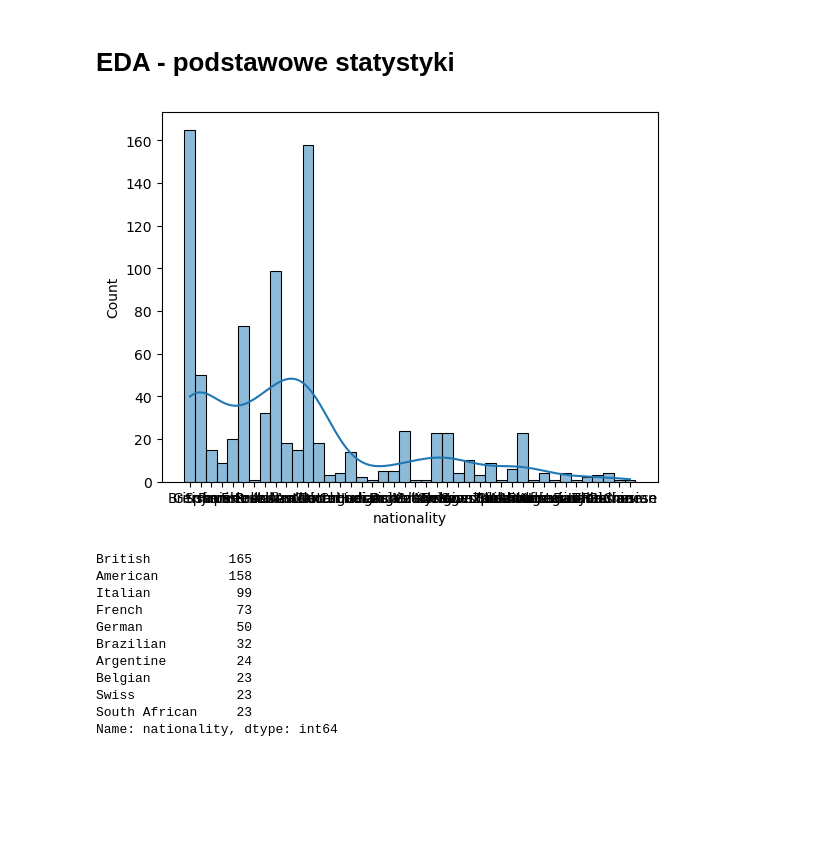
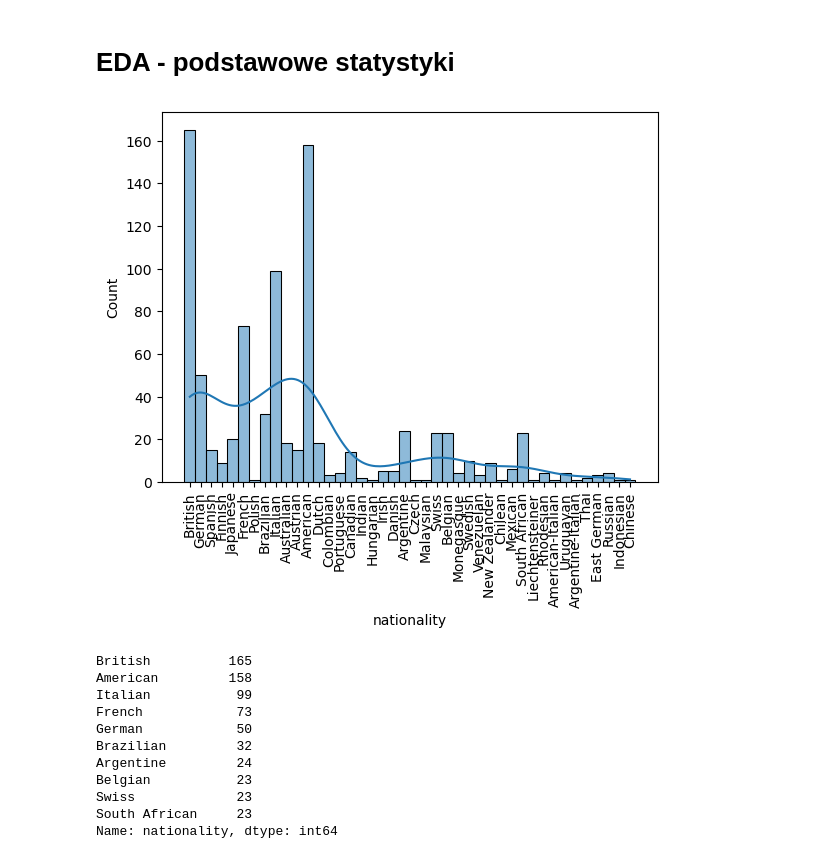
Before and after one commit to nataliaskrzypczak/python-data-analyses, a Jupyter notebook: Formula 1/F1 stats/data mining.ipynb, the cells around one changed output. Saved outputs shown, nothing was run; the diff lists cells and outputs as text; code cells hidden in the pictures; blank space fills up the shorter version.

```diff
--- a/Formula 1/F1 stats/data mining.ipynb
+++ b/Formula 1/F1 stats/data mining.ipynb
@@ -66,11 +49,12 @@ drivers
 # %% [markdown]
 # EDA - podstawowe statystyki
 # %%
-# wizualizacja rozkładu kolumny 'lat'
+# wizualizacja rozkładu kolumny 'nationality'
 sns.histplot(drivers['nationality'], kde=True)
+plt.xticks(rotation=90)
 plt.show()
 # %% [output]
-[figure, old version]
+[figure, new version]
 # %%
 drivers['nationality'].value_counts().head(10)
 # %% [output]
```
Also changed, not shown: parts of 12 cells of this notebook, 17 other files.
